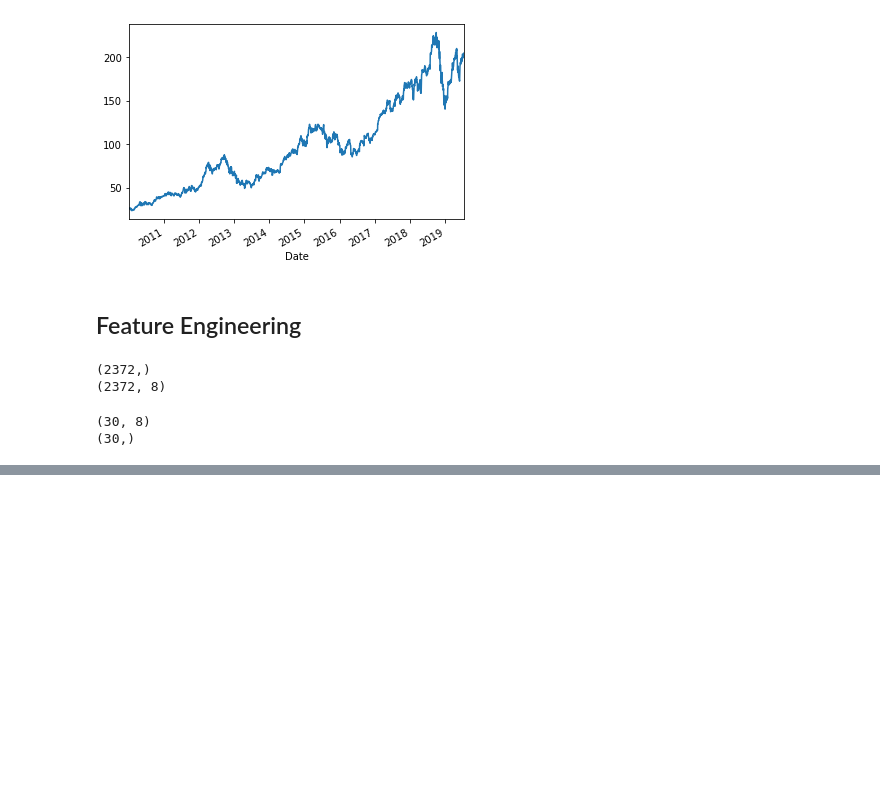
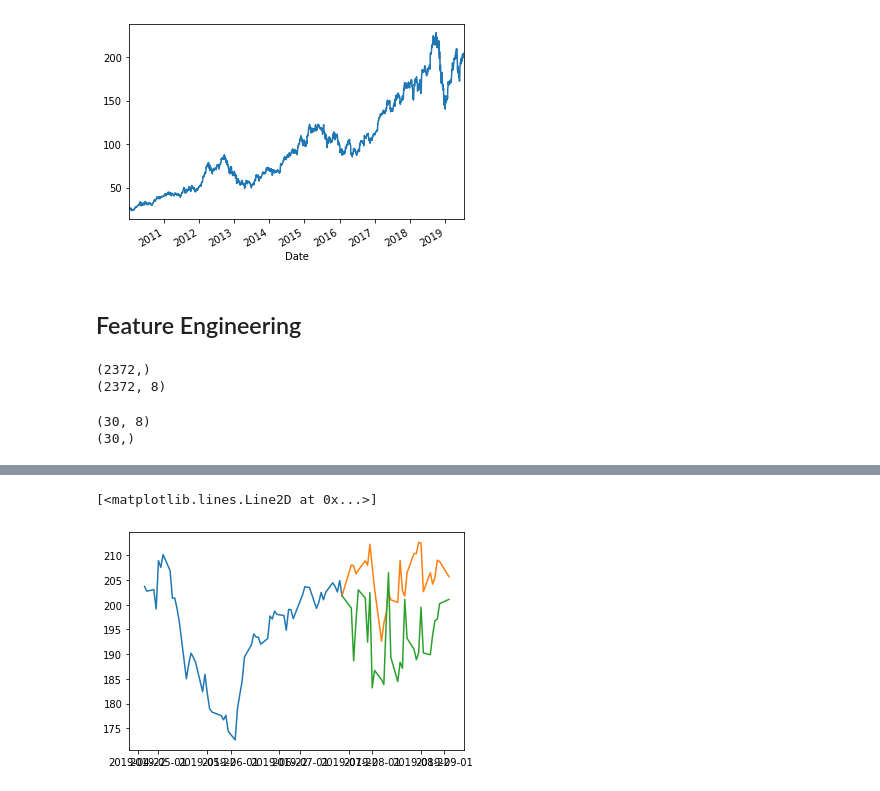
Before and after one commit to aitabuzaid/stock-prediction, a Jupyter notebook: Stock Prediction.ipynb, the cells around one changed output, grey strips where cells are left out. Cells and saved outputs as stored; diff of their text form; code cells hidden in the pictures; blank space fills up the shorter version.

Commit message:
Improved the plot for the forecasted future price

```diff
--- a/Stock Prediction.ipynb
+++ b/Stock Prediction.ipynb
@@ -94,0 +95,15 @@ r2_score(future_pred, y_test)
+# %%
+df_test['Adj Close Pred'] = future_pred
+# %%
+import matplotlib.pyplot as plt
+plt.figure()
+plt.plot(df['Adj Close'][-60:])
+
+df_test.loc[df['Adj Close'].index[-1]] = df['Adj Close'][-1]
+df_test.sort_index(inplace=True)
+
+plt.plot(df_test['Adj Close'])
+plt.plot(df_test['Adj Close Pred'])
+# %% [output]
+[<matplotlib.lines.Line2D at 0x...>]
+[figure, added]
```
Also changed, not shown: parts of 2 cells of this notebook.
